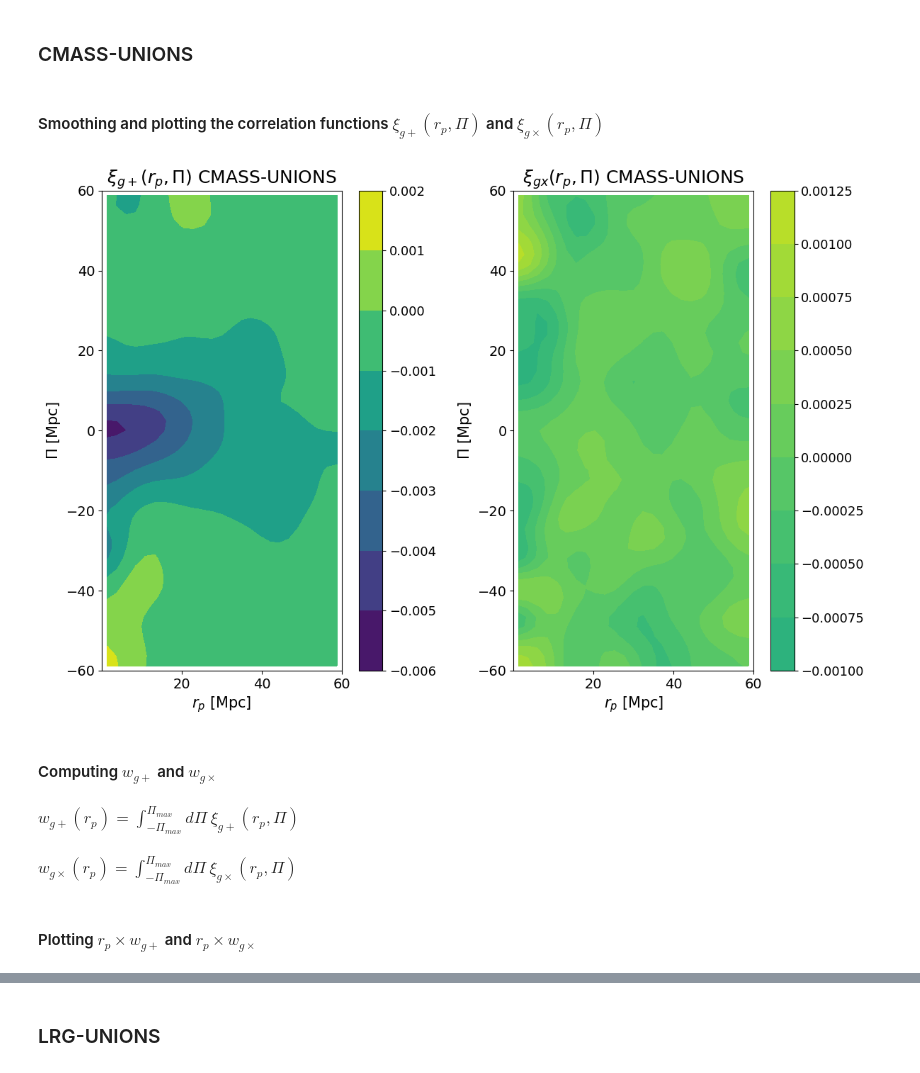
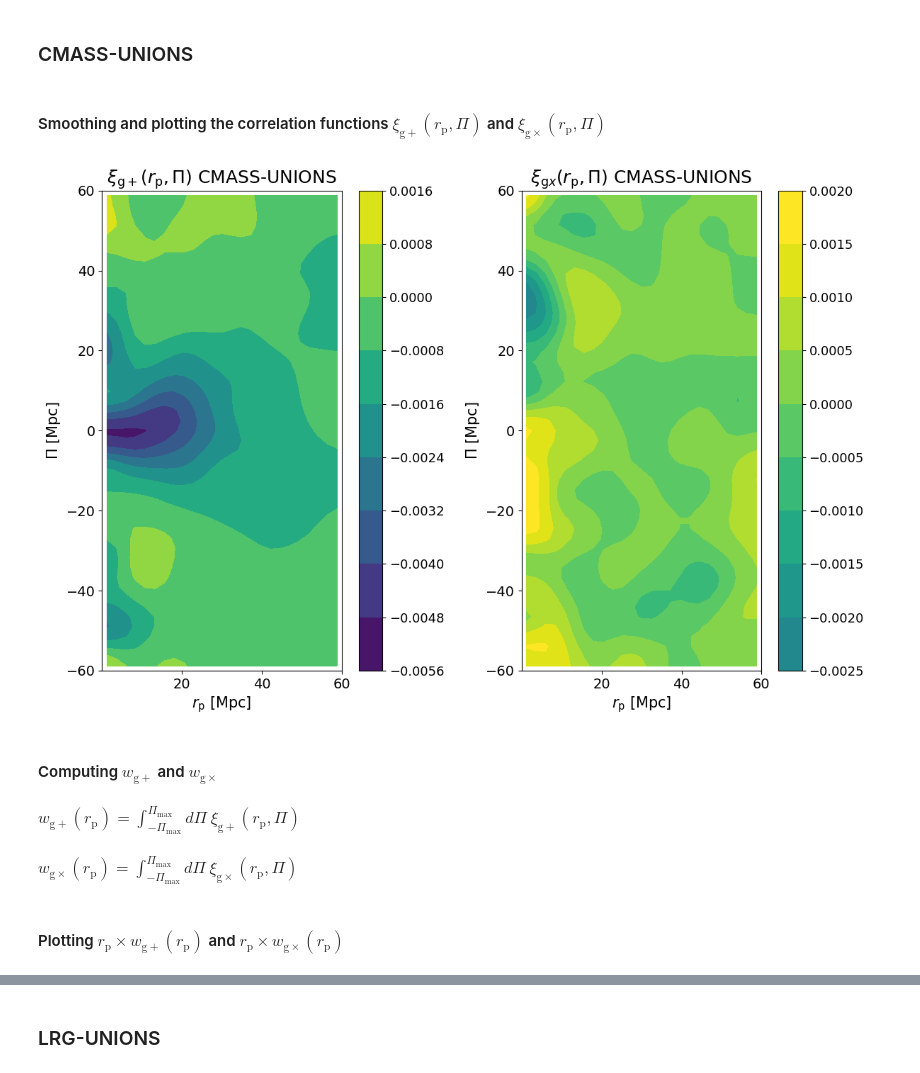
Before and after one commit to antonincorinaldi/3D_intrinsic_alignment, a Jupyter notebook: notebooks/intrinsic_alignment/TreeCorr_galaxies.ipynb, the cells around one changed output, grey strips where cells are left out. Saved outputs shown, nothing was run; the diff lists cells and outputs as text; code cells hidden in the pictures.

```diff
--- a/notebooks/intrinsic_alignment/TreeCorr_galaxies.ipynb
+++ b/notebooks/intrinsic_alignment/TreeCorr_galaxies.ipynb
@@ -94,6 +93,9 @@ dec_min, dec_max = np.min(unions_cmass['Dec']), np.max(unions_cmass['Dec'])
 
 cmass = cmass[(cmass['RA'] >= ra_min) & (cmass['RA'] <= ra_max) & (cmass['DEC'] >= dec_min) & (cmass['DEC'] <= dec_max)]
 
+sample_size = 500_000
+cmass = cmass.sample(n=sample_size, random_state=42)
+
 
 chi = cosmo.comoving_distance(cmass['Z'] ).value
 
@@ -119,6 +121,9 @@ dec_min, dec_max = np.min(unions_cmass['Dec']), np.max(unions_cmass['Dec'])
 
 random_cmass = random_cmass[(random_cmass['RA'] >= ra_min) & (random_cmass['RA'] <= ra_max) & (random_cmass['DEC'] >= dec_min) & (random_cmass['DEC'] <= dec_max)]
 
+sample_size = 500_000
+random_cmass = random_cmass.sample(n=sample_size, random_state=42)
+
 chi = cosmo.comoving_distance(random_cmass['Z'] ).value
 
 
@@ -470,14 +484,23 @@ xi_gp_cmass, xi_gc_cmass, var_cmass, r_cmass = compute_galaxy_intrinsic_alignmen
 
                                             nrp=25, npi=50,
 
-                                            npatch=20)
+                                            pi_max = 60,
+
+                                            rp_min=0.1, rp_max = 60.,
+
+                                            npatch=20,
+
+                                            bin_type='Linear',
+                                            )
 # %% [markdown]
-#### Smoothing and plotting the correlation functions $\xi_{g+}(r_p,\Pi)$ and $\xi_{g\times}(r_p,\Pi)$
+#### Smoothing and plotting the correlation functions $\xi_{\mathrm{g+}}(r_\mathrm{p},\Pi)$ and $\xi_{\mathrm{g\times}}(r_\mathrm{p},\Pi)$
 # %%
 # Function to smooth and plot the correlation functions in the rp-Pi plane
 
 def plotting_correlation_function(xi_gn_p_results, xi_gn_x_results, rmin=60, sigma=2,
-                                  contourf=True, vmin=None, vmax=None, log=False, title_p='', title_x=''):
+                                  contourf=True, vmin=None, vmax=None, log=False,
+                                  title_p='', title_save='',
+                                  title_x=''):
 
 
     smoothed_xi_gn_p_results = gaussian_filter(xi_gn_p_results, sigma=sigma)
@@ -511,7 +534,7 @@ def plotting_correlation_function(xi_gn_p_results, xi_gn_x_results, rmin=60, sig
     colorbar = plt.colorbar()
     colorbar.ax.tick_params(labelsize=13)
     plt.ylabel(r'$\Pi$ [Mpc]', fontsize=15)
-    plt.xlabel(r'$r_p$ [Mpc]', fontsize=15)
+    plt.xlabel(r'$r_{\mathrm{p}}$ [Mpc]', fontsize=15)
     plt.tick_params(axis='both', which='major', labelsize=14)
     plt.title(title_p, fontsize=18)
 
@@ -531,22 +554,24 @@ def plotting_correlation_function(xi_gn_p_results, xi_gn_x_results, rmin=60, sig
     colorbar = plt.colorbar()
     colorbar.ax.tick_params(labelsize=13)
     plt.ylabel(r'$\Pi$ [Mpc]', fontsize=15)
-    plt.xlabel(r'$r_p$ [Mpc]', fontsize=15)
+    plt.xlabel(r'$r_{\mathrm{p}}$ [Mpc]', fontsize=15)
     plt.tick_params(axis='both', which='major', labelsize=14)
     plt.title(title_x, fontsize=18)
+    plt.savefig(title_save, bbox_inches='tight')
 
     plt.tight_layout()
     plt.show()
 # %%
 plotting_correlation_function(xi_gp_cmass.T, xi_gc_cmass.T, rmin=60, sigma=2,
-                              contourf=True, vmin=-0.006, vmax=0.002, log=False,
-                              title_p=r'$\xi_{g+}(r_p,\Pi)$ CMASS-UNIONS',
-                              title_x=r'$\xi_{gx}(r_p,\Pi)$ CMASS-UNIONS')
+                              contourf=True, vmin=-0.0056, vmax=0.0016, log=False,
+                              title_p=r'$\xi_{{\mathrm{g}}+}(r_{\mathrm{p}},\Pi)$ CMASS-UNIONS',
+                              title_save='CMASS-UNIONS_xi.pdf',
+                              title_x=r'$\xi_{{\mathrm{g}}x}(r_{\mathrm{p}},\Pi)$ CMASS-UNIONS')
 # %% [output]
-[figure, old version]
+[figure, new version]
 # %% [markdown]
-#### Computing $w_{g+}$ and $w_{g\times}$
+#### Computing $w_{\mathrm{g+}}$ and $w_{\mathrm{g\times}}$
 # %% [markdown]
-$w_{g+}(r_p) = \int_{-\Pi_{max}}^{\Pi_{max}}d\Pi~\xi_{g+}(r_p,\Pi)$
+$w_{\mathrm{g+}}(r_\mathrm{p}) = \int_{-\Pi_{\mathrm{max}}}^{\Pi_{\mathrm{max}}}d\Pi~\xi_{\mathrm{g+}}(r_\mathrm{p},\Pi)$
 # %% [markdown]
-$w_{g\times}(r_p) = \int_{-\Pi_{max}}^{\Pi_{max}}d\Pi~\xi_{g\times}(r_p,\Pi)$
+$w_{\mathrm{g\times}}(r_\mathrm{p}) = \int_{-\Pi_{\mathrm{max}}}^{\Pi_{\mathrm{max}}}d\Pi~\xi_{\mathrm{g\times}}(r_\mathrm{p},\Pi)$
@@ -639,3 +610,3 @@ sigma_gc_cmass = np.sqrt(sum_var_gc_cmass)
 # %% [markdown]
-#### Plotting $r_p\times w_{g+}$ and $r_p\times w_{g\times}$
+#### Plotting $r_\mathrm{p} \times w_{\mathrm{g+}}(r_\mathrm{p})$ and $r_\mathrm{p}\times w_{\mathrm{g\times}}(r_\mathrm{p})$
 # %%
```
Also changed, not shown: parts of 29 cells of this notebook.
